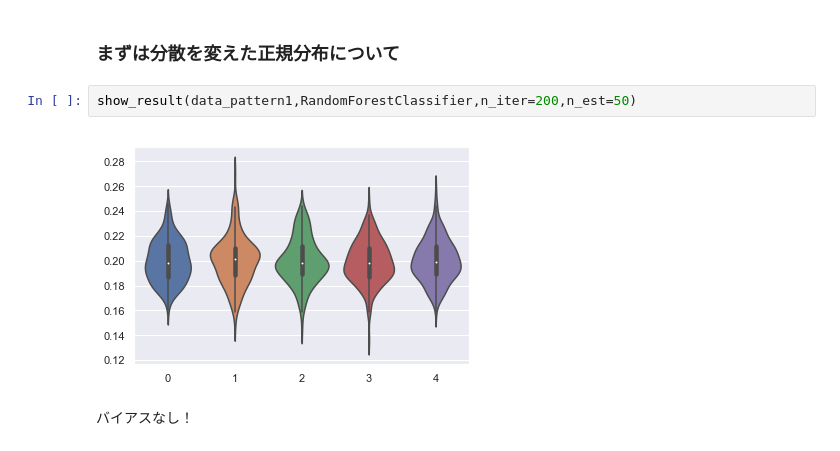
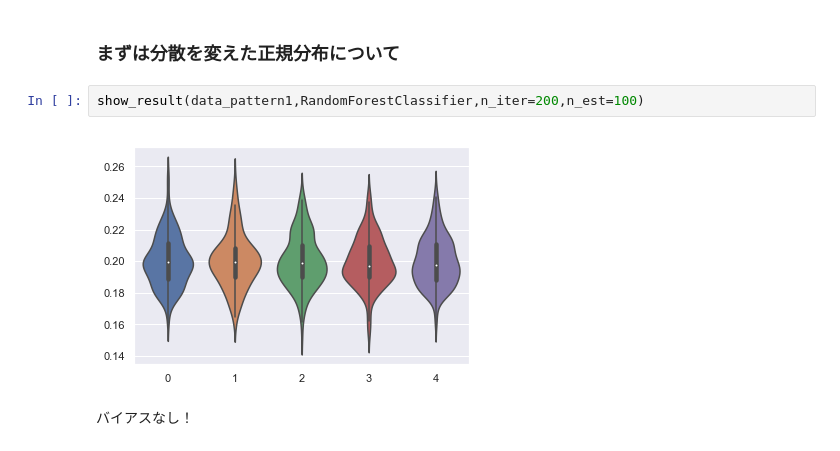
Before and after one commit to masakiaota/blog, a Jupyter notebook: bais_of_feature_importances/src/confirm_bias.ipynb, the cells around one changed output. Cells and saved outputs as stored; diff of their text form.

```diff
--- a/bais_of_feature_importances/src/confirm_bias.ipynb
+++ b/bais_of_feature_importances/src/confirm_bias.ipynb
@@ -27,9 +27,9 @@ def show_result(datagenerator,Classifier,n_iter=1000, n_est=100, bagging=True):
 # %% [markdown]
 ### まずは分散を変えた正規分布について
 # %%
-show_result(data_pattern1,RandomForestClassifier,n_iter=200,n_est=50)
+show_result(data_pattern1,RandomForestClassifier,n_iter=200,n_est=100)
 # %% [output]
-[figure, old version]
+[figure, new version]
 # %% [markdown]
 バイアスなし！
 # %% [markdown]
```
Also changed, not shown: parts of 5 cells of this notebook, 11 other files.
